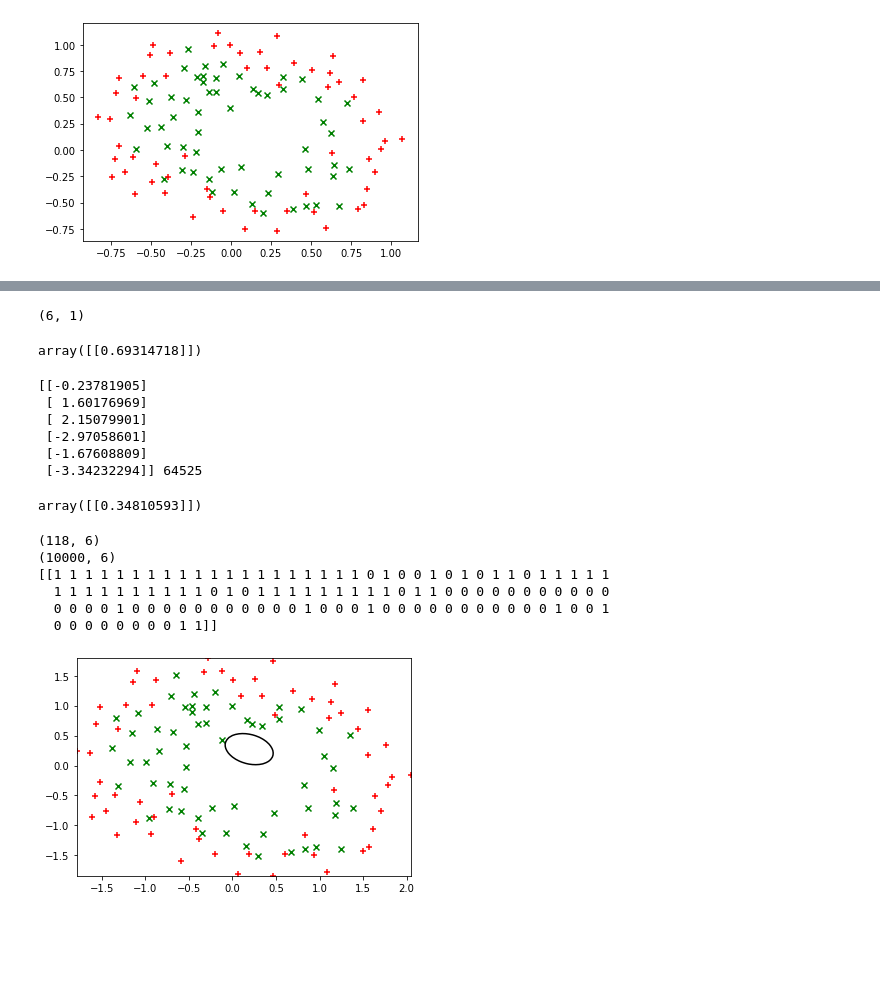
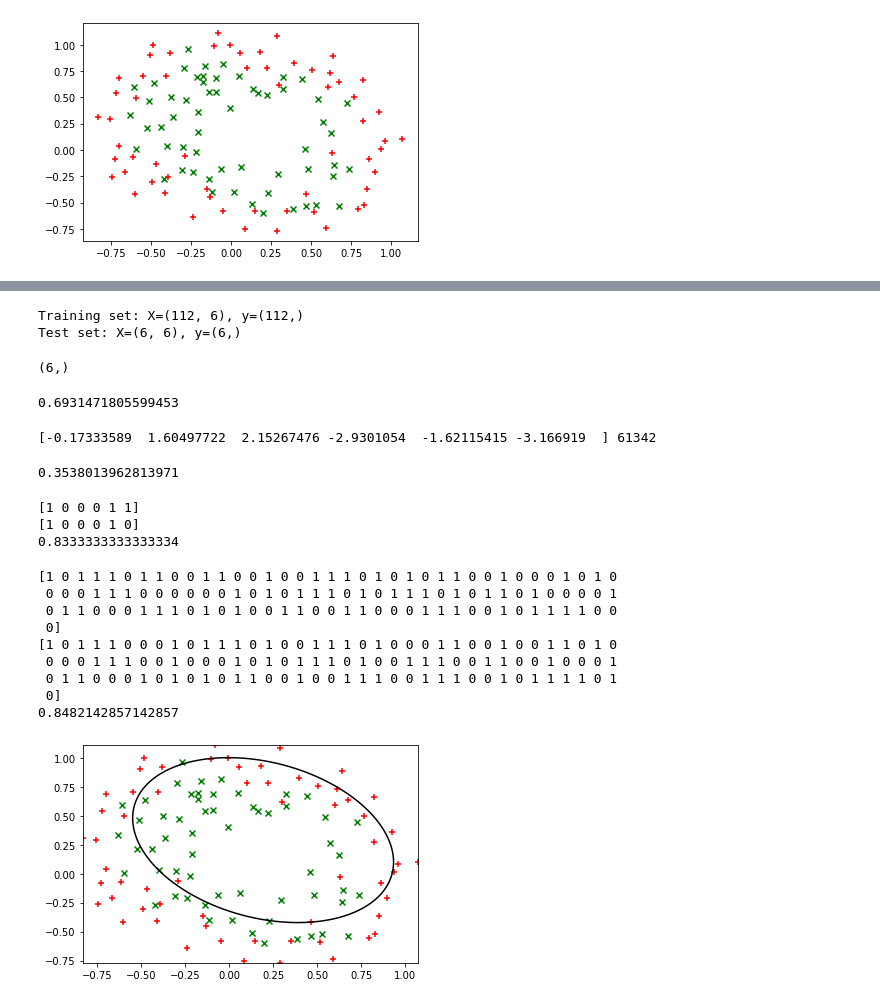
Before and after one commit to OksanaPalianytsia/MachineLearning, a Jupyter notebook: Homeworks/3/3/Multivariate LR-Stubs.ipynb, the cells around one changed output, grey strips where cells are left out. Saved outputs shown, nothing was run; the diff lists cells and outputs as text; code cells hidden in the pictures; blank space fills up the shorter version.

```diff
--- a/Homeworks/3/3/Multivariate LR-Stubs.ipynb
+++ b/Homeworks/3/3/Multivariate LR-Stubs.ipynb
@@ -202,7 +271,7 @@ X_new, mean, std = normalize(X[:, 1:])
 # %%
 X_new = prepare_X(X_new)
 print(X_new.shape)
-y_new = y.values.reshape((X.shape[0], 1))
+y_new = y.values.reshape((X.shape[0],))
 print(y_new.T)
 # %% [output]
 (118, 6)
@@ -213,33 +282,67 @@ print(y_new.T)
+# %%
+test_size = 0.05
+X_train, X_test, y_train, y_test = split_datasets(X_new, y_new, test_size)
+print('Training set: X={}, y={}'.format(X_train.shape, y_train.shape))
+print('Test set: X={}, y={}'.format(X_test.shape, y_test.shape))
+# %% [output]
+Training set: X=(112, 6), y=(112,)
+Test set: X=(6, 6), y=(6,)
 # %%
-theta = np.zeros((X_new.shape[1], 1))
+theta = np.zeros((X_new.shape[1],))
 print(theta.shape)
 # %% [output]
-(6, 1)
+(6,)
 # %%
-cost_function(X_new, y_new, theta)
+cost_function(X_train, y_train, theta)
 # %% [output]
-array([[0.69314718]])
+0.6931471805599453
 # %%
-new_theta, Js = gradient_descent(X_new, y_new, theta, 0.01, 1e-10, 1000000, False)
+new_theta, Js = gradient_descent(X_train, y_train, theta, 0.01, 1e-10, 100000, False)
 print(new_theta, len(Js))
 # %% [output]
-[[-0.23781905]
- [ 1.60176969]
- [ 2.15079901]
- [-2.97058601]
- [-1.67608809]
- [-3.34232294]] 64525
+[-0.17333589  1.60497722  2.15267476 -2.9301054  -1.62115415 -3.166919  ] 61342
 # %%
-cost_function(X_new, y_new, new_theta)
+cost_function(X_train, y_train, new_theta)
 # %% [output]
-array([[0.34810593]])
+0.3538013962813971
+# %%
+#T = np.array([[40, 40], [60, 65]])
+T = X_test
+y_predicted = predict(T, mean, std, new_theta)
+
+print(y_predicted.T)
+print(y_test)
+#print(accuracy_score(y_test, y_predicted.T))
+number_right = 0
+for i in range(y_test.shape[0]):
+    if (y_predicted[i] == y_test[i]):
+        number_right = number_right + 1
+accuracy_custom = number_right/ y_test.shape[0]
+print(accuracy_custom)
+#print(accuracy_score(y, y_predicted)) - можна також використати такий метод (тоді не потрбні обрахунки вище)
+# %% [output]
+[1 0 0 0 1 1]
+[1 0 0 0 1 0]
+0.8333333333333334
+# %%
+#передбачення для датасету train
+y_predicted_train_custom = predict(X_train, mean, std, new_theta)
+print(y_predicted_train_custom)
+print(y_train)
+accuracy_train_custom = accuracy_score(y_train, y_predicted_train_custom)
+print(accuracy_train_custom)
+# %% [output]
+[1 0 1 1 1 0 1 1 0 0 1 1 0 0 1 0 0 1 1 1 0 1 0 1 0 1 1 0 0 1 0 0 0 1 0 1 0
+ 0 0 0 1 1 1 0 0 0 0 0 0 1 0 1 0 1 1 1 0 1 0 1 1 1 0 1 0 1 1 0 1 0 0 0 0 1
+ 0 1 1 0 0 0 1 1 1 0 1 0 1 0 0 1 1 0 0 1 1 0 0 0 1 1 1 0 0 1 0 1 1 1 1 0 0
+ 0]
+[1 0 1 1 1 0 0 0 1 0 1 1 1 0 1 0 0 1 1 1 0 1 0 0 0 1 1 0 0 1 0 0 1 1 0 1 0
+ 0 0 0 1 1 1 0 0 1 0 0 0 1 0 1 0 1 1 1 0 1 0 0 1 1 1 0 0 1 1 0 0 1 0 0 0 1
+ 0 1 1 0 0 0 1 0 1 0 1 0 1 1 0 0 1 0 0 1 1 1 0 0 1 1 1 0 0 1 0 1 1 1 1 0 1
+ 0]
+0.8482142857142857
 # %%
+plot_data(X, y)
 decision_boundary(X, y, mean, std, new_theta)
 # %% [output]
-(118, 6)
-(10000, 6)
-[[1 1 1 1 1 1 1 1 1 1 1 1 1 1 1 1 1 1 1 1 0 1 0 0 1 0 1 0 1 1 0 1 1 1 1 1
-  1 1 1 1 1 1 1 1 1 1 0 1 0 1 1 1 1 1 1 1 1 1 0 1 1 0 0 0 0 0 0 0 0 0 0 0
-  0 0 0 0 1 0 0 0 0 0 0 0 0 0 0 0 1 0 0 0 1 0 0 0 0 0 0 0 0 0 0 0 1 0 0 1
-  0 0 0 0 0 0 0 0 1 1]]
-[figure, old version]
+[figure, new version]
```
Also changed, not shown: parts of 26 cells of this notebook, 1 other file.
